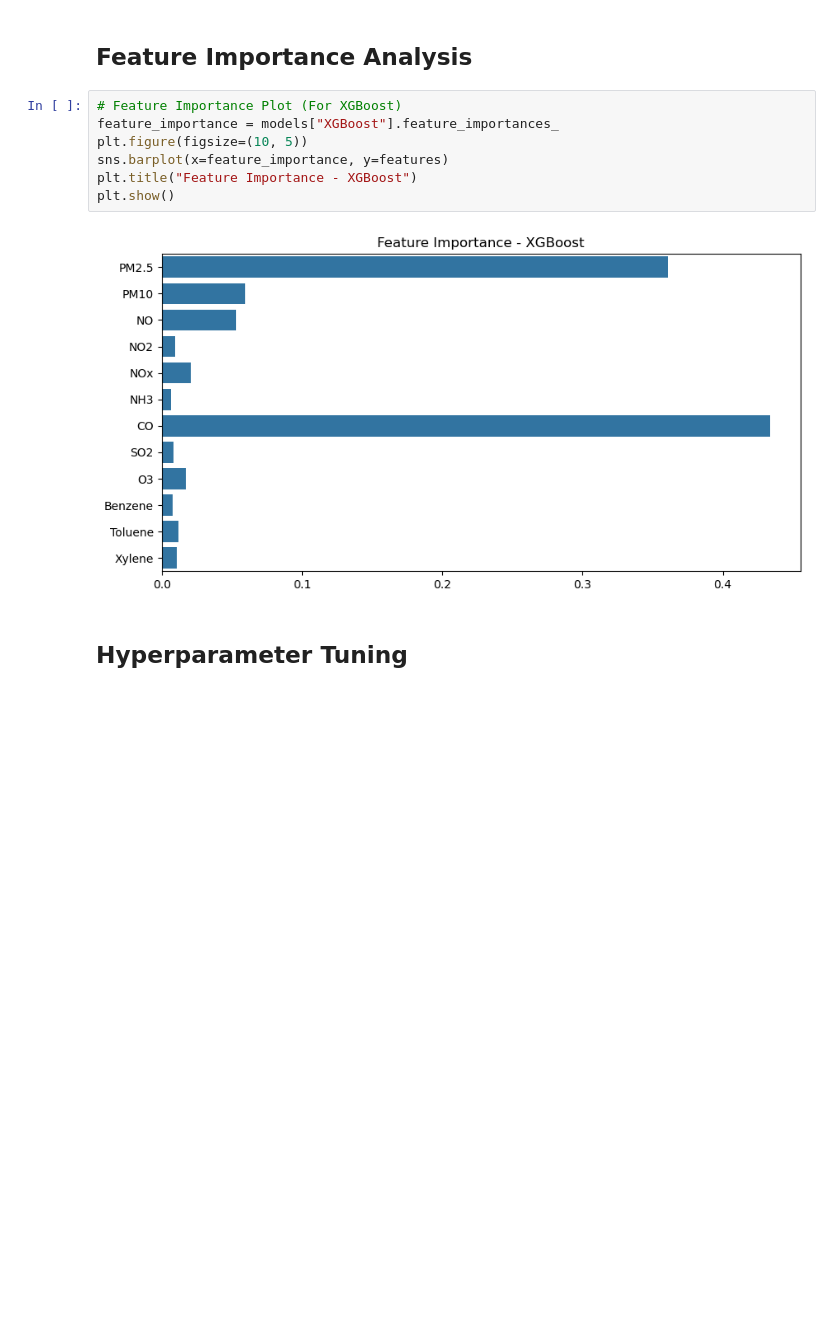
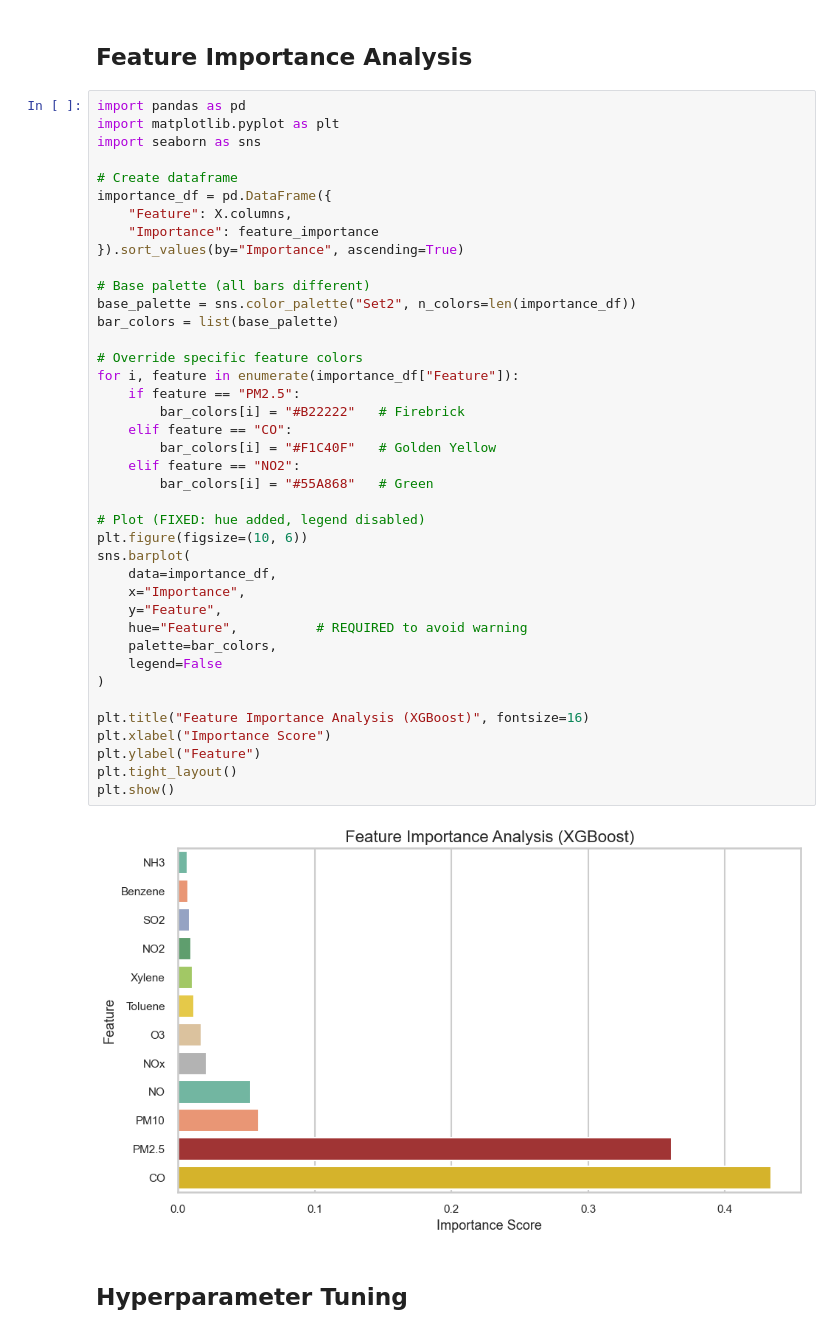
Before and after one commit to Shashvt/aqi-prediction-ml, a Jupyter notebook: Code.ipynb, the cells around one changed output. Drawn from its saved outputs; the diff is of its cells as text; blank space fills up the shorter version.

```diff
--- a/Code.ipynb
+++ b/Code.ipynb
@@ -194,14 +230,47 @@ plt.show()
 # %% [markdown]
 ## Feature Importance Analysis
-# %%
-# Feature Importance Plot (For XGBoost)
-feature_importance = models["XGBoost"].feature_importances_
-plt.figure(figsize=(10, 5))
-sns.barplot(x=feature_importance, y=features)
-plt.title("Feature Importance - XGBoost")
-plt.show()
-# %% [output]
-[figure, removed]
+# %%
+import pandas as pd
+import matplotlib.pyplot as plt
+import seaborn as sns
+
+# Create dataframe
+importance_df = pd.DataFrame({
+    "Feature": X.columns,
+    "Importance": feature_importance
+}).sort_values(by="Importance", ascending=True)
+
+# Base palette (all bars different)
+base_palette = sns.color_palette("Set2", n_colors=len(importance_df))
+bar_colors = list(base_palette)
+
+# Override specific feature colors
+for i, feature in enumerate(importance_df["Feature"]):
+    if feature == "PM2.5":
+        bar_colors[i] = "#B22222"   # Firebrick
+    elif feature == "CO":
+        bar_colors[i] = "#F1C40F"   # Golden Yellow
+    elif feature == "NO2":
+        bar_colors[i] = "#55A868"   # Green
+
+# Plot (FIXED: hue added, legend disabled)
+plt.figure(figsize=(10, 6))
+sns.barplot(
+    data=importance_df,
+    x="Importance",
+    y="Feature",
+    hue="Feature",          # REQUIRED to avoid warning
+    palette=bar_colors,
+    legend=False
+)
+
+plt.title("Feature Importance Analysis (XGBoost)", fontsize=16)
+plt.xlabel("Importance Score")
+plt.ylabel("Feature")
+plt.tight_layout()
+plt.show()
+# %% [output]
+[figure, added]
 # %% [markdown]
 ## Hyperparameter Tuning
 # %%
```
Also changed, not shown: parts of 6 cells of this notebook.
